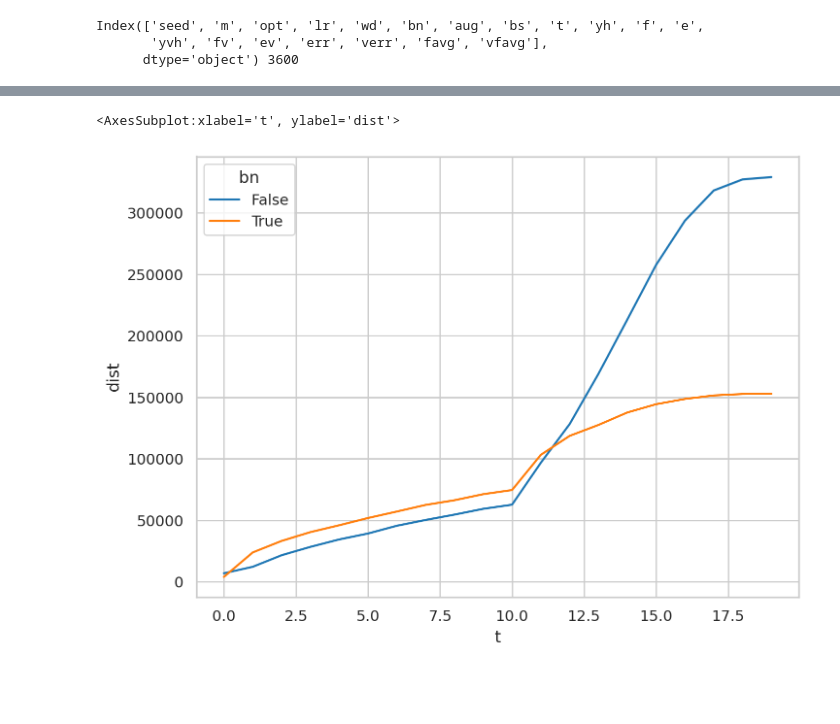
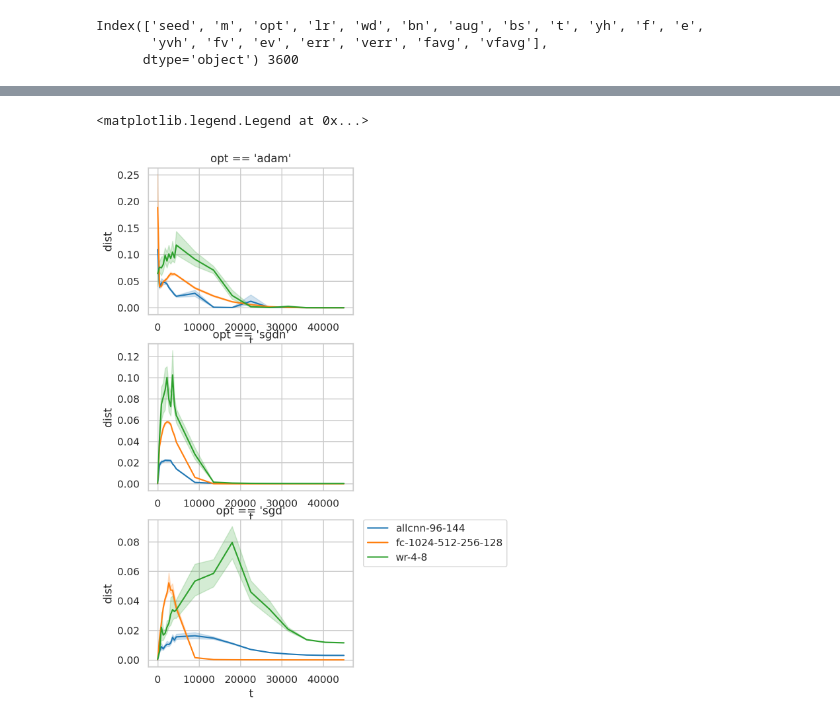
Before and after one commit to grasp-lyrl/low-dimensional-deepnets, a Jupyter notebook: avg_models.ipynb, the cells around one changed output, grey strips where cells are left out. Cells and saved outputs as stored; diff of their text form; code cells hidden in the pictures; blank space fills up the shorter version.

Commit message:
dist to avg

```diff
--- a/avg_models.ipynb
+++ b/avg_models.ipynb
@@ -95,0 +103,6 @@ Index(['seed', 'm', 'opt', 'lr', 'wd', 'bn', 'aug', 'bs', 't', 'yh', 'f', 'e',
+# %%
+models = ["'wr-4-8'", "'allcnn-96-144'", "'fc-1024-512-256-128'"]
+opts = ["'adam'", "'sgdn'", "'sgd'"]
+bns = [False, True]
+mdict = {m.strip("''"):i for (i, m) in enumerate(models)}
+odict = {o.strip("''"):i for (i, o) in enumerate(opts)}
@@ -95,0 +113,15 @@ Index(['seed', 'm', 'opt', 'lr', 'wd', 'bn', 'aug', 'bs', 't', 'yh', 'f', 'e',
+# %%
+T = 45000
+ts = []
+for t in range(T):
+    if t < T//10:
+        if t % (T//100) == 0:
+            ts.append(t)
+    else:
+        if t%(T//10) == 0 or (t == T-1):
+            ts.append(t)
+tmap = {i:t for (i, t) in enumerate(ts)}
+# %%
+d_['t'] = d_['t'].map(tmap)
+dists['t'] = dists['t'].map(tmap)
+avg['t'] = avg['t'].map(tmap)
@@ -95,0 +131,11 @@ Index(['seed', 'm', 'opt', 'lr', 'wd', 'bn', 'aug', 'bs', 't', 'yh', 'f', 'e',
+# %%
+fig, axes = plt.subplots(3,1, figsize=(4, 10))
+leg = None
+for (i,opt) in enumerate(opts):
+    if leg:
+        leg.remove()
+    sns.lineplot(data=dists.iloc[get_idx(dists, f"key == 'yvh' & bn == True & opt == {opt}")],
+             x='t', y='dist', hue='m', ax=axes[i])
+    axes[i].set_title(f"opt == {opt}")
+    leg = axes[i].get_legend()
+axes[-1].legend(bbox_to_anchor=(1.05, 1), loc=2, borderaxespad=0.)
@@ -96,5 +163,14 @@ Index(['seed', 'm', 'opt', 'lr', 'wd', 'bn', 'aug', 'bs', 't', 'yh', 'f', 'e',
 # %%
-sns.lineplot(data=dists.iloc[get_idx(dists, "key == 'yh'")], x='t', y='dist', hue='bn')
+fig, axes = plt.subplots(3,1, figsize=(4, 10))
+leg = None
+for (i,opt) in enumerate(opts):
+    if leg:
+        leg.remove()
+    sns.lineplot(data=dists.iloc[get_idx(dists, f"key == 'yh' & bn == True & opt == {opt}")],
+             x='t', y='dist', hue='m', ax=axes[i])
+    axes[i].set_title(f"opt == {opt}")
+    leg = axes[i].get_legend()
+axes[-1].legend(bbox_to_anchor=(1.05, 1), loc=2, borderaxespad=0.)
 # %% [output]
-<AxesSubplot:xlabel='t', ylabel='dist'>
+<matplotlib.legend.Legend at 0x...>
-[figure, old version]
+[figure, new version]
```
Also changed, not shown: parts of 29 cells of this notebook, 8 other files.
